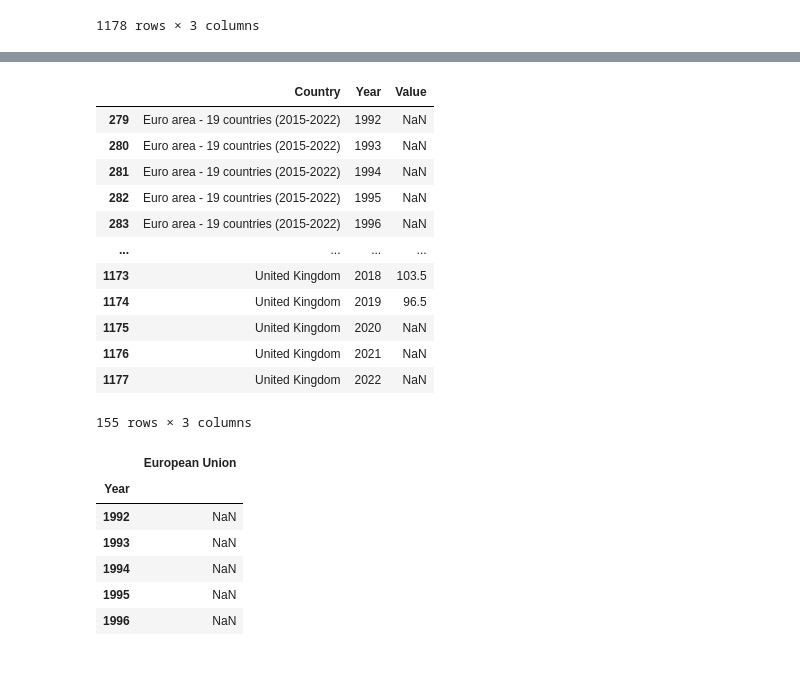
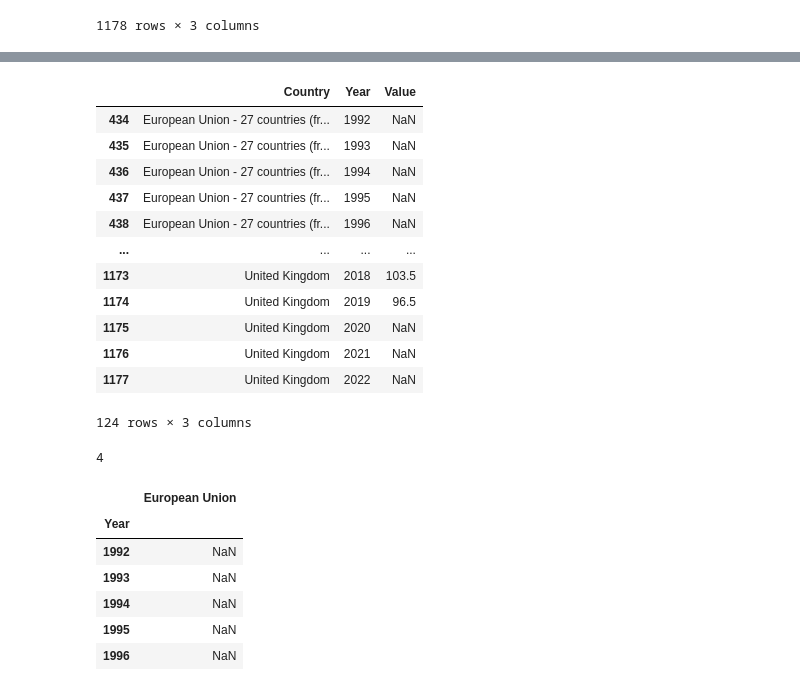
Before and after one commit to mzmalkoc/S1CA2_2023034, a Jupyter notebook: CA2_2023034.ipynb, the cells around one changed output, grey strips where cells are left out. Saved outputs shown, nothing was run; the diff lists cells and outputs as text; code cells hidden in the pictures.

```diff
--- a/CA2_2023034.ipynb
+++ b/CA2_2023034.ipynb
@@ -97,9 +30,8 @@ BuildingsPermits
 # %%
+# 2023034 - MAHMUT ZAHID MALKOC
 # "geo", "TIME_PERIOD" and "OBS_VALUE" are choosen
-BP = BuildingsPermits[['geo', 'TIME_PERIOD', 'OBS_VALUE']]
-
-# Seçilen sütunları ekrana yazdır
-BP
+BuildingsPermits = BuildingsPermits[['geo', 'TIME_PERIOD', 'OBS_VALUE']]
+BuildingsPermits
 # %% [output]
 |  | geo | TIME_PERIOD | OBS_VALUE |
 | 0 | Albania | 1992 | NaN |
@@ -115,9 +47,10 @@ BP
 | 1177 | United Kingdom | 2022 | NaN |
 1178 rows × 3 columns
 # %%
-# column names are changed
-BP = BP.rename(columns={'geo': 'Country', 'TIME_PERIOD': 'Year', 'OBS_VALUE': 'Value'})
-BP
+# 2023034 - MAHMUT ZAHID MALKOC
+# Column names are changed
+BuildingsPermits = BuildingsPermits.rename(columns={'geo': 'Country', 'TIME_PERIOD': 'Year', 'OBS_VALUE': 'Value'})
+BuildingsPermits
 # %% [output]
 |  | Country | Year | Value |
 | 0 | Albania | 1992 | NaN |
@@ -150,21 +90,30 @@ print(countries)
  'United Kingdom']
 # %%
-# İlgili ülkeleri seç
-countries = ['Türkiye', 'Ireland', 'United Kingdom', 'European Union - 27 countries (from 2020)','Euro area - 19 countries  (2015-2022)']
-BP = BP[BP['Country'].isin(countries)]
-BP
+# 2023034 - MAHMUT ZAHID MALKOC
+# Related Countries are selected
+countries = ['European Union - 27 countries (from 2020)','Ireland','United Kingdom','Türkiye']
+BuildingsPermits = BuildingsPermits[BuildingsPermits['Country'].isin(countries)]
+BuildingsPermits
 # %% [output]
 |  | Country | Year | Value |
-| 279 | Euro area - 19 countries (2015-2022) | 1992 | NaN |
-| 280 | Euro area - 19 countries (2015-2022) | 1993 | NaN |
-| 281 | Euro area - 19 countries (2015-2022) | 1994 | NaN |
-| 282 | Euro area - 19 countries (2015-2022) | 1995 | NaN |
-| 283 | Euro area - 19 countries (2015-2022) | 1996 | NaN |
+| 434 | European Union - 27 countries (fr... | 1992 | NaN |
+| 435 | European Union - 27 countries (fr... | 1993 | NaN |
+| 436 | European Union - 27 countries (fr... | 1994 | NaN |
+| 437 | European Union - 27 countries (fr... | 1995 | NaN |
+| 438 | European Union - 27 countries (fr... | 1996 | NaN |
 | ... | ... | ... | ... |
 | 1173 | United Kingdom | 2018 | 103.5 |
 | 1174 | United Kingdom | 2019 | 96.5 |
 | 1175 | United Kingdom | 2020 | NaN |
 | 1176 | United Kingdom | 2021 | NaN |
 | 1177 | United Kingdom | 2022 | NaN |
-155 rows × 3 columns
+124 rows × 3 columns
+# %%
+# 2023034 - MAHMUT ZAHID MALKOC
+# How many countries do we have?
+unique_countries = BuildingsPermits['Country'].unique()
+num_countries = len(unique_countries)
+num_countries
+# %% [output]
+4
 # %%
```
Also changed, not shown: parts of 13 cells of this notebook.
